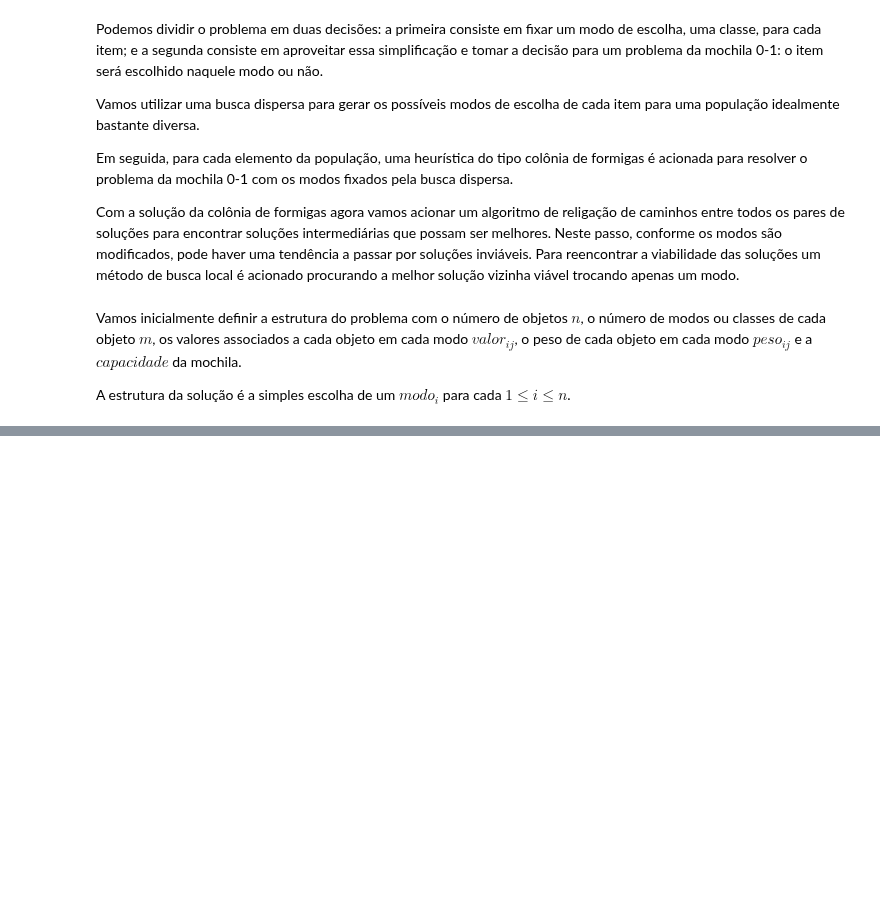
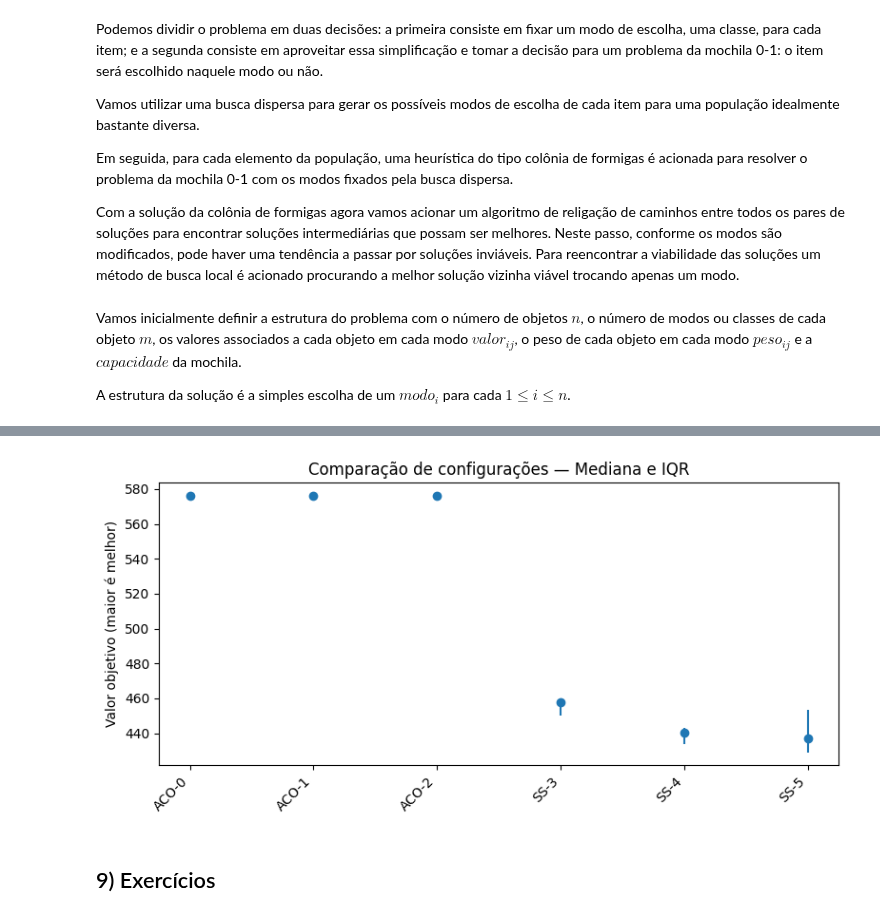
Before and after one commit to cdiegor/Metaheuristicas, a Jupyter notebook: MoMu.ipynb, the cells around one changed output, grey strips where cells are left out. Cells and saved outputs as stored; diff of their text form; code cells hidden in the pictures; blank space fills up the shorter version.

```diff
--- a/MoMu.ipynb
+++ b/MoMu.ipynb
@@ -234,0 +443,25 @@ Modos = [2, 3, 1, 2, 3, 2, 3, 2, 2, 2, 1, 2, 2, 1, 3, 2, 2, 0, 3, 1]
+# %%
+
+
+MM_tune = gerar_instancia(n=60, M=3, capacidade=160.0, seed=2026)
+
+cfgs_aco = [
+    {"beta": 2.0, "rho": 0.10, "xi": 0.05, "q0": 0.90, "tau0": 1.0},
+    {"beta": 3.0, "rho": 0.15, "xi": 0.05, "q0": 0.85, "tau0": 1.0},
+    {"beta": 2.0, "rho": 0.10, "xi": 0.02, "q0": 0.95, "tau0": 1.0},
+]
+
+cfgs_ss = [
+    {"ref_size": 8, "iters": 10},
+    {"ref_size": 12, "iters": 12},
+    {"ref_size": 12, "iters": 18},
+]
+
+resultados = []
+for cfg in cfgs_aco:
+    resultados.append(avaliar_config_aco(MM_tune, cfg, repeticoes=6))
+for cfg in cfgs_ss:
+    resultados.append(avaliar_config_ss(MM_tune, cfg, repeticoes=6))
+
+df_tuning = pd.DataFrame(resultados).sort_values(["metodo","mediana"], ascending=[True, False])
+display(df_tuning)
@@ -234,0 +476,24 @@ Modos = [2, 3, 1, 2, 3, 2, 3, 2, 2, 2, 1, 2, 2, 1, 3, 2, 2, 0, 3, 1]
+# %%
+
+
+# Obs.: não definimos cores explicitamente conforme orientação da aula.
+if 'df_tuning' in globals():
+    fig, ax = plt.subplots(figsize=(8,4))
+    # Exemplo: boxplot sintético usando q1, mediana, q3 como barras (substitui boxplot real)
+    metodos = df_tuning['metodo'].tolist()
+    x = np.arange(len(df_tuning))
+    med = df_tuning['mediana'].to_numpy()
+    q1 = df_tuning['q1'].to_numpy()
+    q3 = df_tuning['q3'].to_numpy()
+    ax.errorbar(x, med, yerr=[med-q1, q3-med], fmt='o')
+    ax.set_xticks(x)
+    ax.set_xticklabels([f"{m}-{i}" for m,i in zip(metodos, range(len(df_tuning)))], rotation=45, ha='right')
+    ax.set_ylabel('Valor objetivo (maior é melhor)')
+    ax.set_title('Comparação de configurações — Mediana e IQR')
+    plt.tight_layout()
+    plt.show()
+# %% [output]
+[figure, added]
+# %% [markdown]
+
+## 9) Exercícios
```
Also changed, not shown: parts of 32 cells of this notebook.
